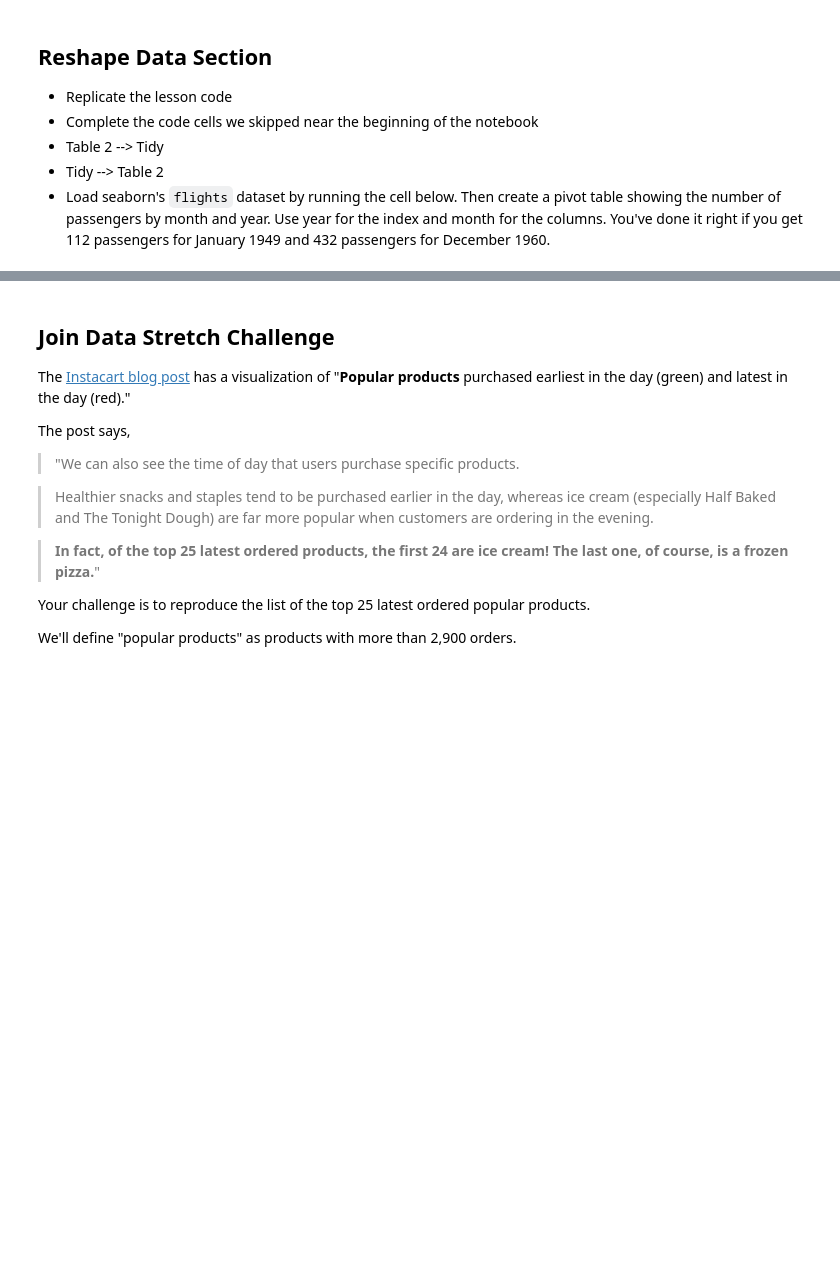
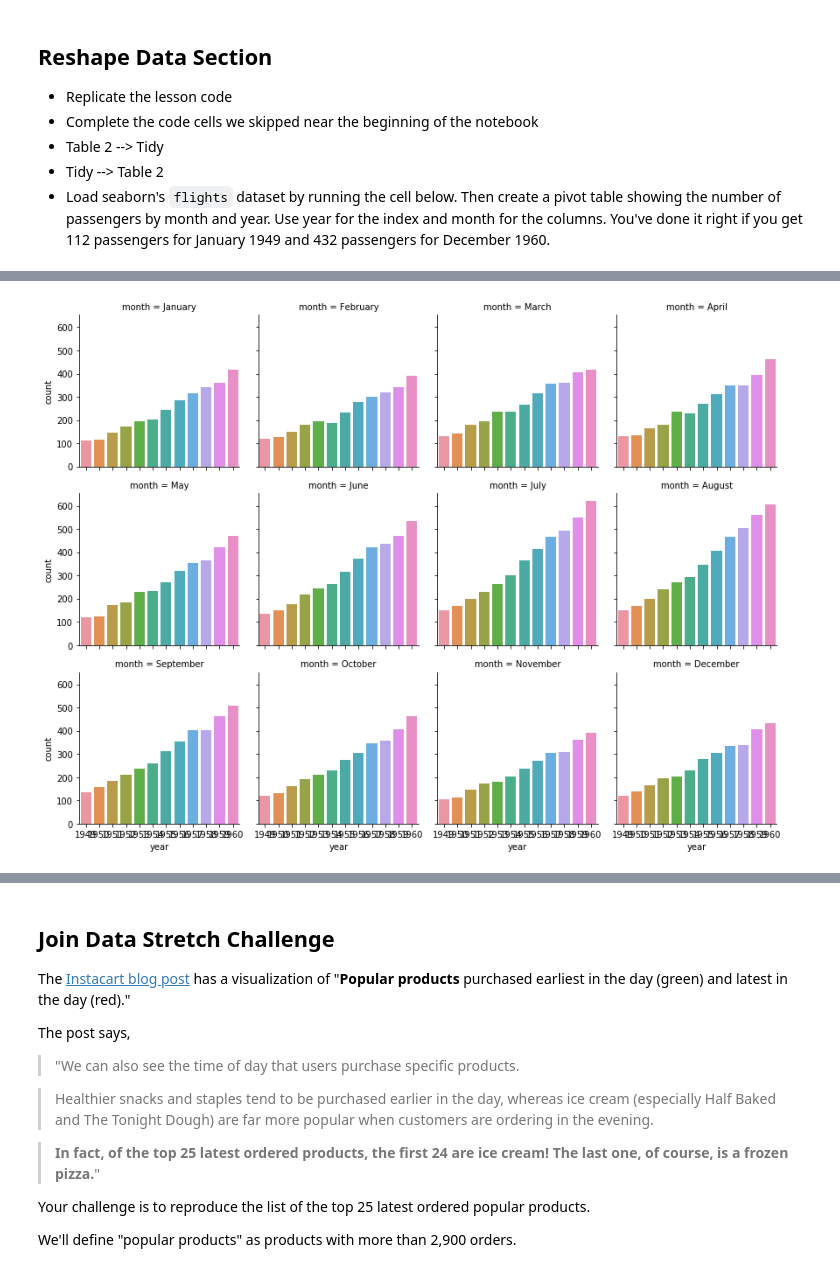
Before and after one commit to bloominstituteoftechnology/DS-Unit-1-Sprint-2-Data-Wrangling-and-Storytelling, a Jupyter notebook: module1-join-and-reshape-data/Joseph_Shirk_LS_DS_121_Join_and_Reshape_Data_Assignment.ipynb, the cells around one changed output, grey strips where cells are left out. Saved outputs shown, nothing was run; the diff lists cells and outputs as text; code cells hidden in the pictures; blank space fills up the shorter version.

```diff
--- a/module1-join-and-reshape-data/Joseph_Shirk_LS_DS_121_Join_and_Reshape_Data_Assignment.ipynb
+++ b/module1-join-and-reshape-data/Joseph_Shirk_LS_DS_121_Join_and_Reshape_Data_Assignment.ipynb
@@ -246,0 +304,2 @@ flights = sns.load_dataset('flights')
+# %%
+tidyflights = flights.melt(id_vars=['year','month'])
@@ -246,0 +315,2 @@ flights = sns.load_dataset('flights')
+# %%
+tidyflights.columns =['year','month','passengers','count']
@@ -246,0 +350,5 @@ flights = sns.load_dataset('flights')
+# %%
+sns.catplot(x='year', y='count', col='month',
+            kind='bar', data=tidyflights, height=3, col_wrap=4);
+# %% [output]
+[figure, added]
```
Also changed, not shown: parts of 47 cells of this notebook.
